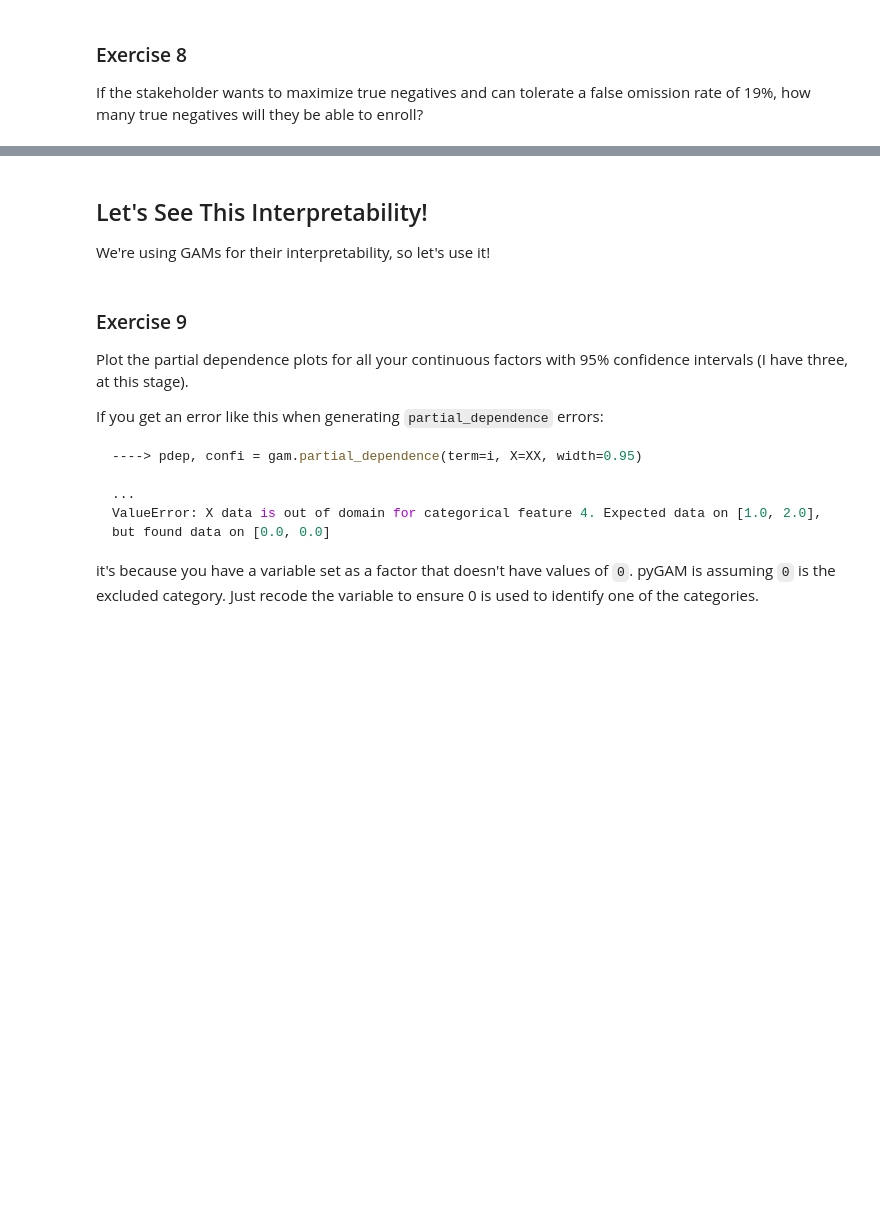
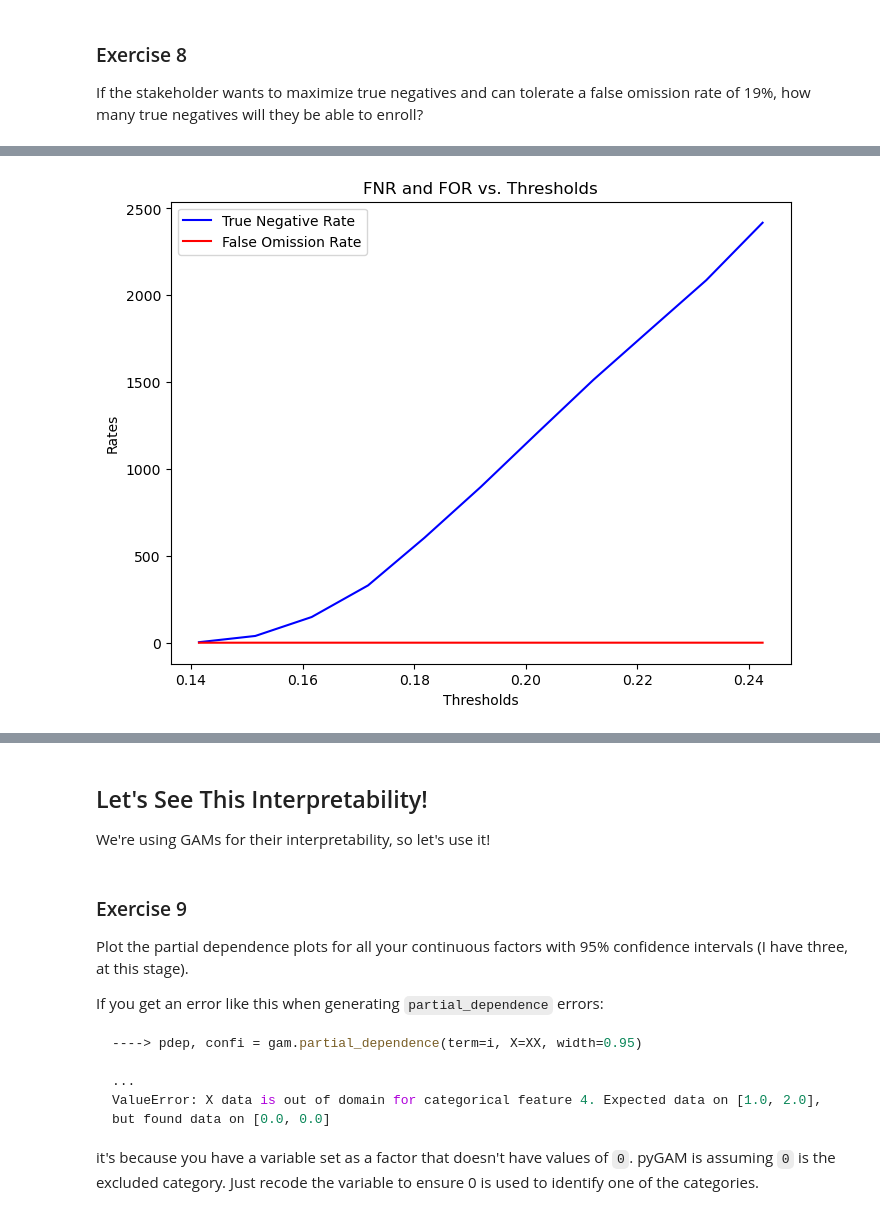
Before and after one commit to BarbaraPFloresRios/IDS701_UnifyingDataScience_CausalInference, a Jupyter notebook: 20240305_ExerciseInterpretableModelsGAM/exercise_interpretable.ipynb, the cells around one changed output, grey strips where cells are left out. Cells and saved outputs as stored; diff of their text form; code cells hidden in the pictures; blank space fills up the shorter version.

```diff
--- a/20240305_ExerciseInterpretableModelsGAM/exercise_interpretable.ipynb
+++ b/20240305_ExerciseInterpretableModelsGAM/exercise_interpretable.ipynb
@@ -480,0 +472,4 @@ Looking at the confusion matrix, how did the model maximize accuracy?
+# %%
+y_pred = gam.predict(X_test.values)
+conf_matrix = confusion_matrix(y_test.values, y_pred)
+conf_matrix
@@ -480,0 +479,6 @@ Looking at the confusion matrix, how did the model maximize accuracy?
+# %%
+true_negative, false_positive, false_negative, true_positive = conf_matrix.ravel()
+print("TN:", true_negative)
+print("FP:", false_positive)
+print("FN:", false_negative)
+print("TP:", true_positive)
@@ -492,0 +683,12 @@ If the stakeholder wants to maximize true negatives and can tolerate a false omi
+# %%
+plt.figure(figsize=(8, 6))
+plt.plot(thresholds_list, TN_list, label="True Negative Rate", color="blue")
+plt.plot(thresholds_list, FOR_list, label="False Omission Rate", color="red")
+
+plt.xlabel("Thresholds")
+plt.ylabel("Rates")
+plt.title("FNR and FOR vs. Thresholds")
+plt.legend()
+plt.show()
+# %% [output]
+[figure, added]
```
Also changed, not shown: parts of 21 cells of this notebook.
